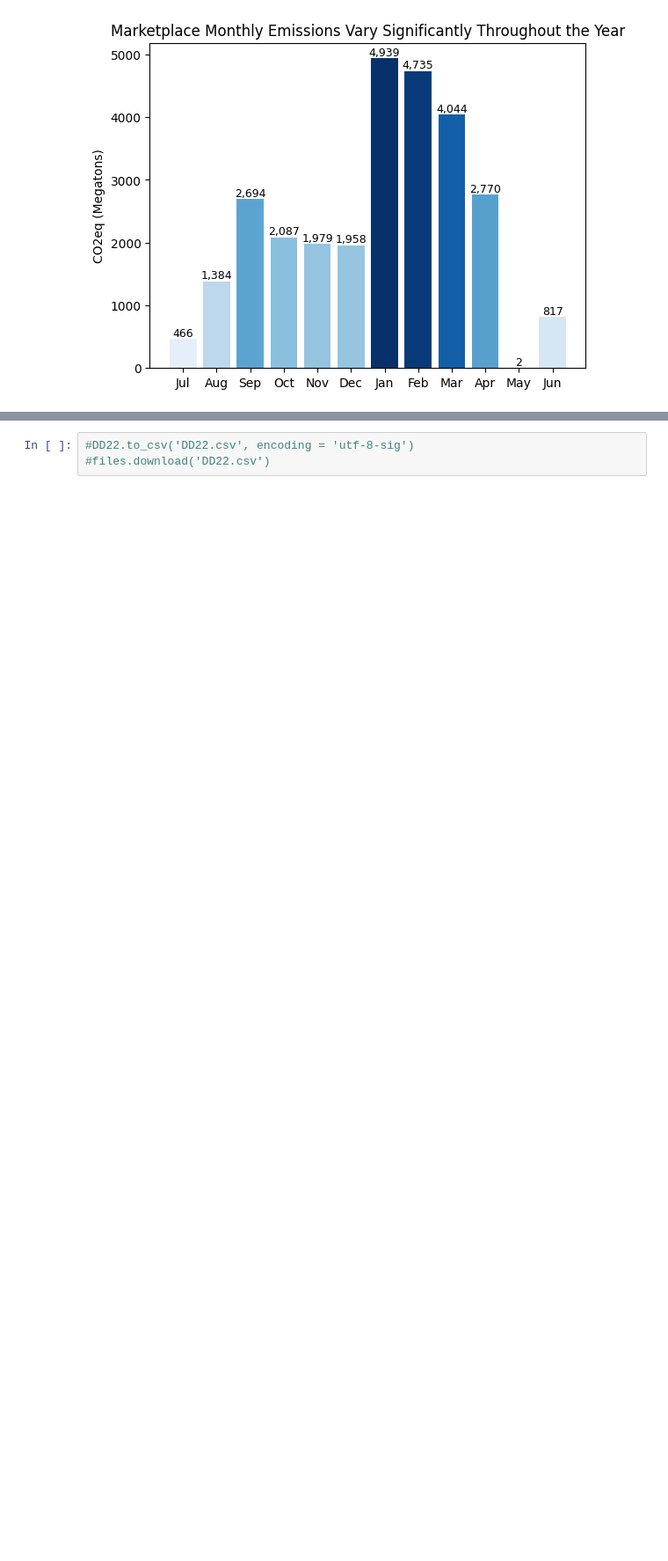
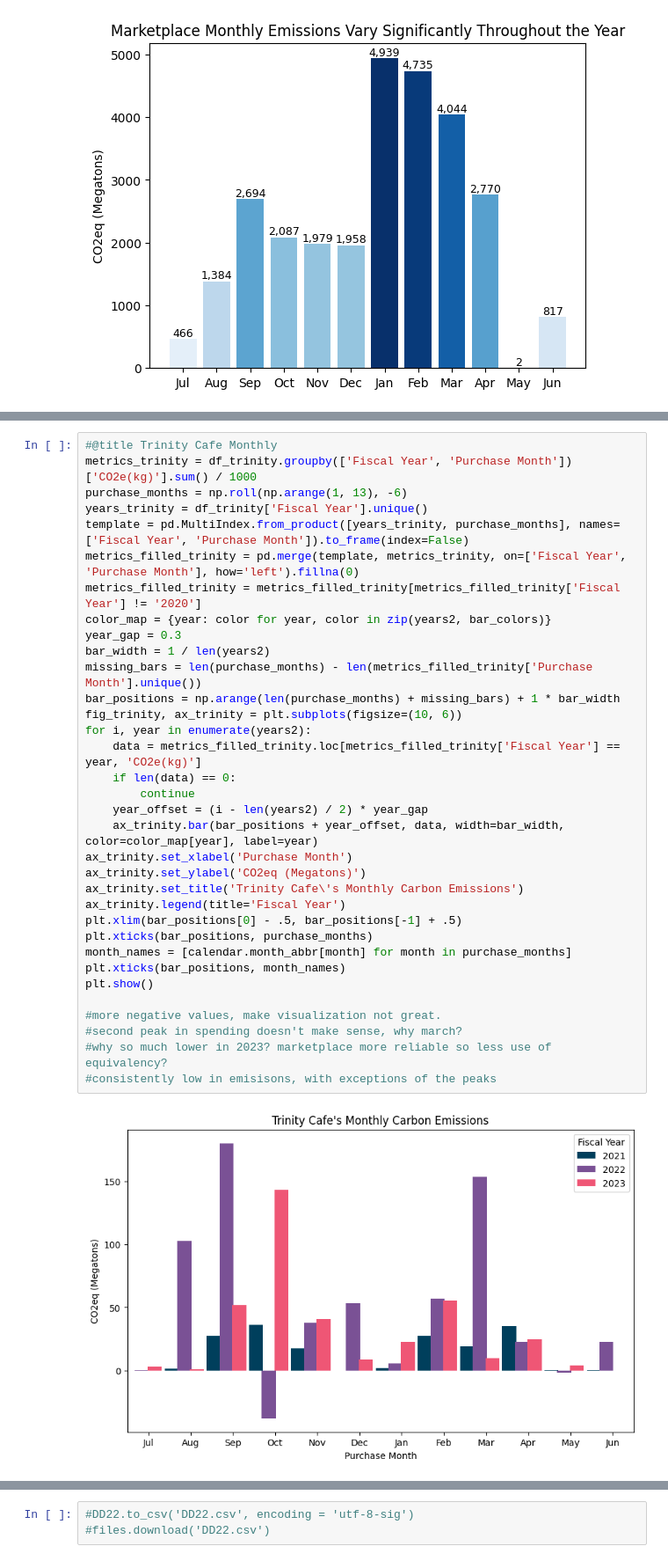
Before and after one commit to ethansong206/Climate-Plus-Project, a Jupyter notebook: DataCleaning.ipynb, the cells around one changed output, grey strips where cells are left out. Shown: that part at 88% size. Drawn from its saved outputs; the diff is of its cells as text; blank space fills up the shorter version.

```diff
--- a/DataCleaning.ipynb
+++ b/DataCleaning.ipynb
@@ -939,0 +1017,36 @@ plt.show()
+# %%
+#@title Trinity Cafe Monthly
+metrics_trinity = df_trinity.groupby(['Fiscal Year', 'Purchase Month'])['CO2e(kg)'].sum() / 1000
+purchase_months = np.roll(np.arange(1, 13), -6)
+years_trinity = df_trinity['Fiscal Year'].unique()
+template = pd.MultiIndex.from_product([years_trinity, purchase_months], names=['Fiscal Year', 'Purchase Month']).to_frame(index=False)
+metrics_filled_trinity = pd.merge(template, metrics_trinity, on=['Fiscal Year', 'Purchase Month'], how='left').fillna(0)
+metrics_filled_trinity = metrics_filled_trinity[metrics_filled_trinity['Fiscal Year'] != '2020']
+color_map = {year: color for year, color in zip(years2, bar_colors)}
+year_gap = 0.3
+bar_width = 1 / len(years2)
+missing_bars = len(purchase_months) - len(metrics_filled_trinity['Purchase Month'].unique())
+bar_positions = np.arange(len(purchase_months) + missing_bars) + 1 * bar_width
+fig_trinity, ax_trinity = plt.subplots(figsize=(10, 6))
+for i, year in enumerate(years2):
+    data = metrics_filled_trinity.loc[metrics_filled_trinity['Fiscal Year'] == year, 'CO2e(kg)']
+    if len(data) == 0:
+        continue
+    year_offset = (i - len(years2) / 2) * year_gap
+    ax_trinity.bar(bar_positions + year_offset, data, width=bar_width, color=color_map[year], label=year)
+ax_trinity.set_xlabel('Purchase Month')
+ax_trinity.set_ylabel('CO2eq (Megatons)')
+ax_trinity.set_title('Trinity Cafe\'s Monthly Carbon Emissions')
+ax_trinity.legend(title='Fiscal Year')
+plt.xlim(bar_positions[0] - .5, bar_positions[-1] + .5)
+plt.xticks(bar_positions, purchase_months)
+month_names = [calendar.month_abbr[month] for month in purchase_months]
+plt.xticks(bar_positions, month_names)
+plt.show()
+
+#more negative values, make visualization not great.
+#second peak in spending doesn't make sense, why march?
+#why so much lower in 2023? marketplace more reliable so less use of equivalency?
+#consistently low in emisisons, with exceptions of the peaks
+# %% [output]
+[figure, added]
```
Also changed, not shown: parts of 8 cells of this notebook.
